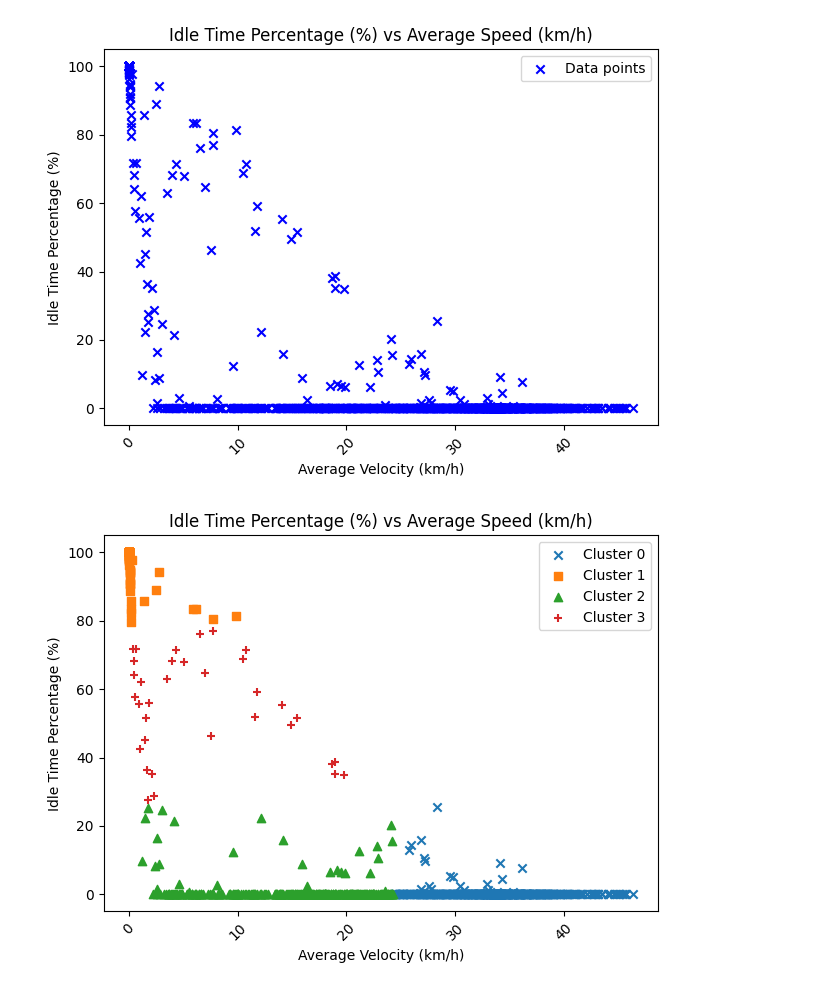
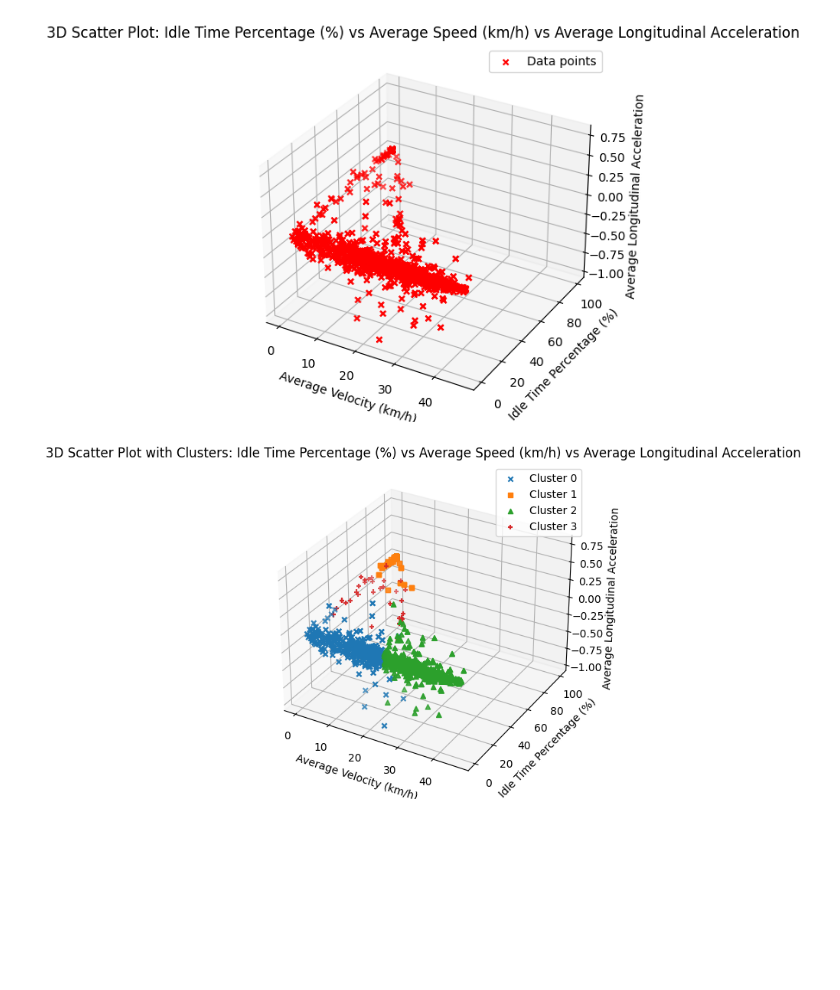
Before and after one commit to kirandeshmukh6421/driving-cycle, a Jupyter notebook: feature_space_plot.ipynb, the cells around one changed output. Cells and saved outputs as stored; diff of their text form; code cells hidden in the pictures; blank space fills up the shorter version.

Commit message:
3D clustering

```diff
--- a/feature_space_plot.ipynb
+++ b/feature_space_plot.ipynb
@@ -6,16 +7,23 @@ from sklearn.cluster import KMeans
 # %%
-data = pd.read_csv('results.csv')
-idle_time = data['idle time %'].values
+data = pd.read_csv('feature_space.csv')
+
 avg_speed = data['avg speed'].values
+idle_time_percentage = data['idle time %'].values
+avg_long_acceleration = data['avg long. acceleration'].values
 # %%
-plt.scatter(avg_speed, idle_time, c='blue', marker='x', label='Data points')
-plt.xlabel('Average Velocity (km/h)')
-plt.ylabel('Idle Time Percentage (%)')
-plt.title('Idle Time Percentage (%) vs Average Speed (km/h)')
-plt.legend()
-plt.xticks(rotation=45)
+fig = plt.figure()
+ax = fig.add_subplot(111, projection='3d')
+
+# Scatter plot with three parameters
+ax.scatter(avg_speed, idle_time_percentage, avg_long_acceleration, c='red', marker='x', label='Data points')
+
+ax.set_xlabel('Average Velocity (km/h)')
+ax.set_ylabel('Idle Time Percentage (%)')
+ax.set_zlabel('Average Longitudinal Acceleration')
+ax.set_title('3D Scatter Plot: Idle Time Percentage (%) vs Average Speed (km/h) vs Average Longitudinal Acceleration')
+ax.legend()
 plt.tight_layout()
 plt.show()
 # %% [output]
-[figure, old version]
+[figure, new version]
 # %%
@@ -24,18 +32,20 @@ data_for_clustering = np.column_stack((idle_time, avg_speed))
 kmeans_labels = kmeans.fit_predict(data_for_clustering)
 # %%
+fig = plt.figure()
+ax = fig.add_subplot(111, projection='3d')
+
 markers = ['x', 's', '^', '+']
+for cluster_label in set(kmeans_labels):
+    cluster_data = [(avg_speed[i], idle_time_percentage[i], avg_long_acceleration[i]) for i, label in enumerate(kmeans_labels) if label == cluster_label]
+    cluster_avg_speed, cluster_idle_time, cluster_avg_long_acceleration = zip(*cluster_data)
+    ax.scatter(cluster_avg_speed, cluster_idle_time, cluster_avg_long_acceleration, label=f'Cluster {cluster_label}', marker=markers[cluster_label])
 
-for cluster_label in set(kmeans_labels):
-    cluster_data = [(avg_speed[i], idle_time[i]) for i, label in enumerate(kmeans_labels) if label == cluster_label]
-    cluster_avg_speed, cluster_idle_time = zip(*cluster_data)
-    plt.scatter(cluster_avg_speed, cluster_idle_time, label=f'Cluster {cluster_label}', marker=markers[cluster_label])
-
-plt.xlabel('Average Velocity (km/h)')
-plt.ylabel('Idle Time Percentage (%)')
-plt.title('Idle Time Percentage (%) vs Average Speed (km/h)')
-plt.xticks(rotation=45)
-plt.legend()
+ax.set_xlabel('Average Velocity (km/h)')
+ax.set_ylabel('Idle Time Percentage (%)')
+ax.set_zlabel('Average Longitudinal Acceleration')
+ax.set_title('3D Scatter Plot with Clusters: Idle Time Percentage (%) vs Average Speed (km/h) vs Average Longitudinal Acceleration')
+ax.legend()
 plt.tight_layout()
 plt.show()
 # %% [output]
-[figure, old version]
+[figure, new version]
```
Also changed, not shown: parts of 2 cells of this notebook, 1 other file.
